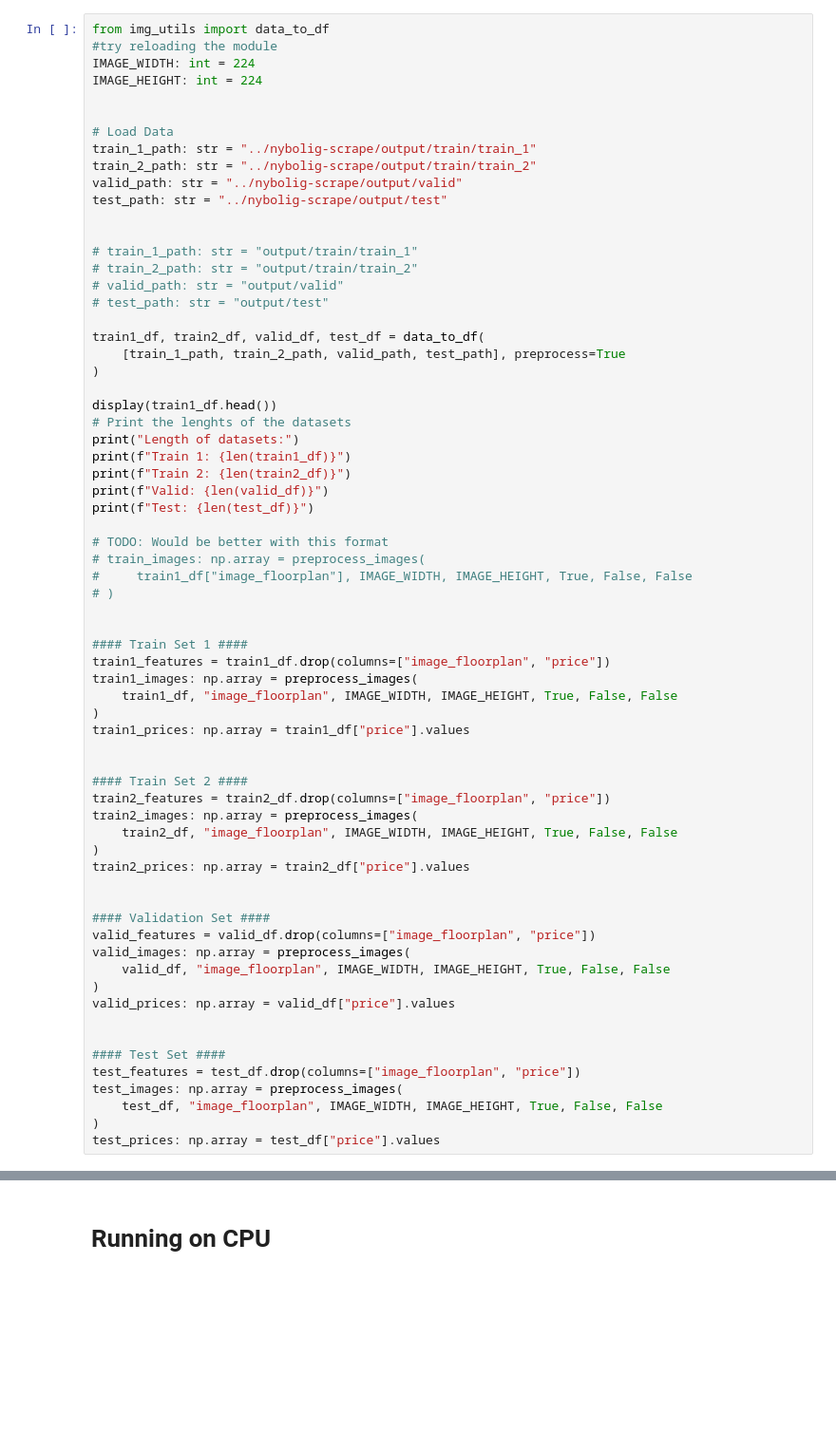
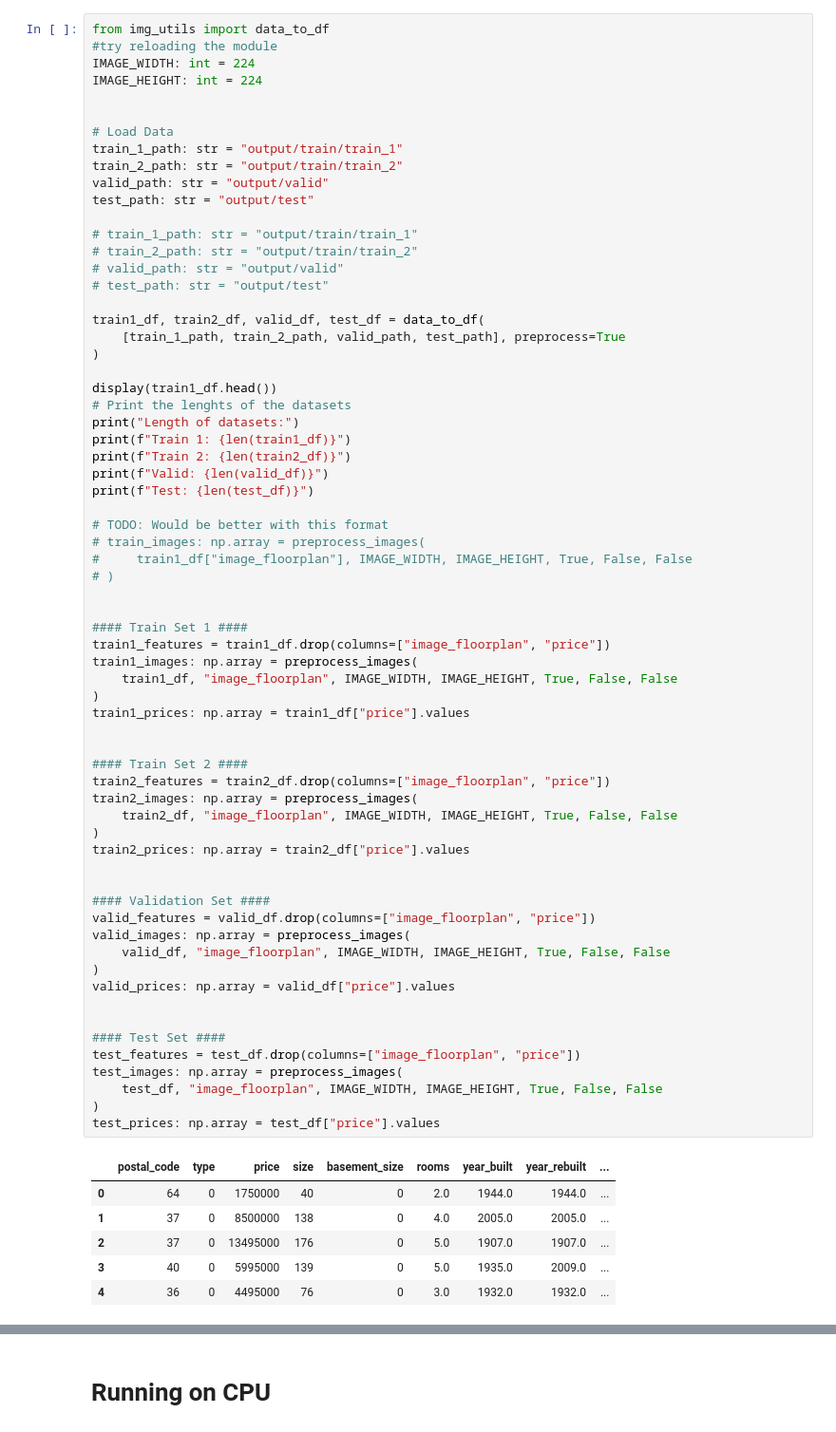
Before and after one commit to besplago/thesis-house-price-estimation, a Jupyter notebook: train_eval_models_CPU.ipynb, the cells around one changed output, grey strips where cells are left out. Shown at 95% size. Saved outputs shown, nothing was run; the diff lists cells and outputs as text; blank space fills up the shorter version.

```diff
--- a/train_eval_models_CPU.ipynb
+++ b/train_eval_models_CPU.ipynb
@@ -39,11 +37,10 @@ IMAGE_HEIGHT: int = 224
 
 
 # Load Data
-train_1_path: str = "../nybolig-scrape/output/train/train_1"
-train_2_path: str = "../nybolig-scrape/output/train/train_2"
-valid_path: str = "../nybolig-scrape/output/valid"
-test_path: str = "../nybolig-scrape/output/test"
-
+train_1_path: str = "output/train/train_1"
+train_2_path: str = "output/train/train_2"
+valid_path: str = "output/valid"
+test_path: str = "output/test"
 
 # train_1_path: str = "output/train/train_1"
 # train_2_path: str = "output/train/train_2"
@@ -71,30 +68,37 @@ print(f"Test: {len(test_df)}")
 #### Train Set 1 ####
 train1_features = train1_df.drop(columns=["image_floorplan", "price"])
 train1_images: np.array = preprocess_images(
     train1_df, "image_floorplan", IMAGE_WIDTH, IMAGE_HEIGHT, True, False, False
 )
 train1_prices: np.array = train1_df["price"].values
 
 
 #### Train Set 2 ####
 train2_features = train2_df.drop(columns=["image_floorplan", "price"])
 train2_images: np.array = preprocess_images(
     train2_df, "image_floorplan", IMAGE_WIDTH, IMAGE_HEIGHT, True, False, False
 )
 train2_prices: np.array = train2_df["price"].values
 
 
 #### Validation Set ####
 valid_features = valid_df.drop(columns=["image_floorplan", "price"])
 valid_images: np.array = preprocess_images(
     valid_df, "image_floorplan", IMAGE_WIDTH, IMAGE_HEIGHT, True, False, False
 )
 valid_prices: np.array = valid_df["price"].values
 
 
 #### Test Set ####
 test_features = test_df.drop(columns=["image_floorplan", "price"])
 test_images: np.array = preprocess_images(
     test_df, "image_floorplan", IMAGE_WIDTH, IMAGE_HEIGHT, True, False, False
 )
 test_prices: np.array = test_df["price"].values
+# %% [output]
+|  | postal_code | type | price | size | basement_size | rooms | year_built | year_rebuilt | ... |
+| 0 | 64 | 0 | 1750000 | 40 | 0 | 2.0 | 1944.0 | 1944.0 | ... |
+| 1 | 37 | 0 | 8500000 | 138 | 0 | 4.0 | 2005.0 | 2005.0 | ... |
+| 2 | 37 | 0 | 13495000 | 176 | 0 | 5.0 | 1907.0 | 1907.0 | ... |
+| 3 | 40 | 0 | 5995000 | 139 | 0 | 5.0 | 1935.0 | 2009.0 | ... |
+| 4 | 36 | 0 | 4495000 | 76 | 0 | 3.0 | 1932.0 | 1932.0 | ... |
```
Also changed, not shown: parts of 17 cells of this notebook, 3 other files.
